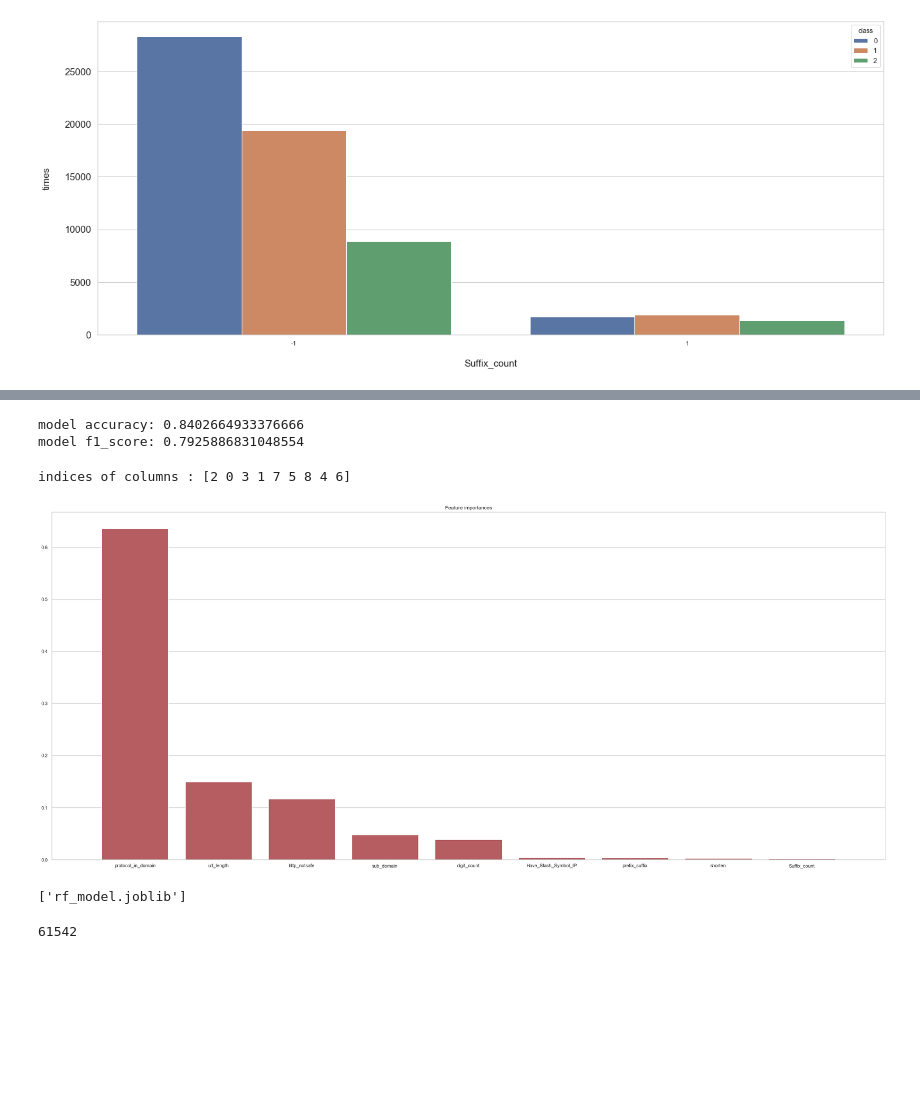
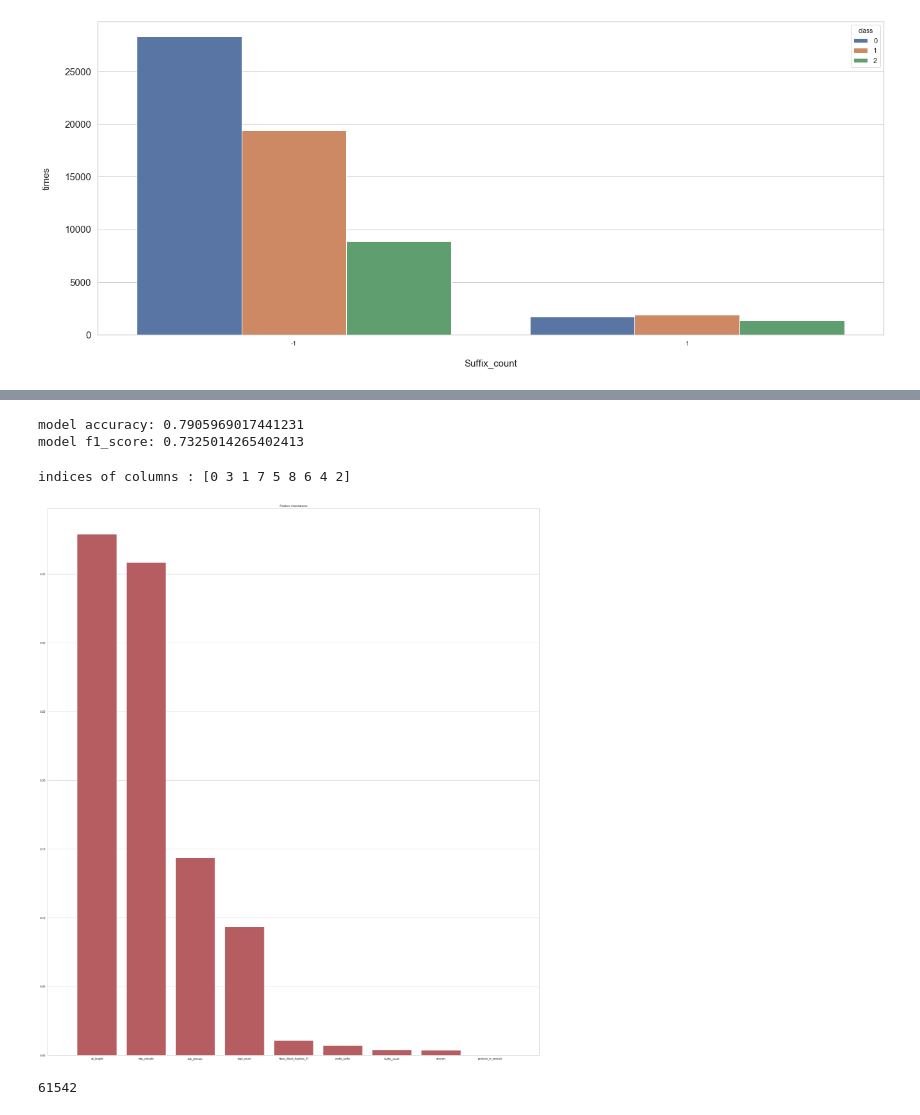
Before and after one commit to aidenpearce001/random_forest_classify_phishing, a Jupyter notebook: data.ipynb, the cells around one changed output, grey strips where cells are left out. Cells and saved outputs as stored; diff of their text form; code cells hidden in the pictures; blank space fills up the shorter version.

```diff
--- a/data.ipynb
+++ b/data.ipynb
@@ -438,7 +460,7 @@ param_grid = {
     'bootstrap': [True],
     'max_depth': [80, 90, 100, 110],
     'max_features': [2, 3],
-    'min_samples_leaf': [3, 5, 6, 7],
+    'min_samples_leaf': [3, 5, 6],
     'min_samples_split': [3, 5, 7],
     'n_estimators': [100, 200, 300,500, 1000]
 }
@@ -490,30 +511,26 @@ grid_accuracy, grid_f1 = evaluate(grid_model, X_test, y_test)
 print("model accuracy: {}".format(grid_accuracy))
 print("model f1_score: {}".format(grid_f1))
 # %% [output]
-model accuracy: 0.8402664933376666
-model f1_score: 0.7925886831048554
+model accuracy: 0.7905969017441231
+model f1_score: 0.7325014265402413
 # %%
 importances = tune_model.feature_importances_
 indices = np.argsort(importances)[::-1]
 print(f"indices of columns : {indices}")
 
 # Plot the feature importances of the forest
 
 
 plt.title("Feature importances")
 sns.barplot(np.arange(X_train.shape[1]), importances[indices],
        color="r")
-plt.xticks(np.arange(X_train.shape[1]), df.drop("class", axis = 1).columns[indices], )
+plt.xticks(np.arange(X_train.shape[1]), df.drop("class", axis = 1).columns[indices])
 plt.xlim([-1, X_train.shape[1]])
 plt.rcParams['figure.figsize'] = (35,40)
 plt.show()
 # %% [output]
-indices of columns : [2 0 3 1 7 5 8 4 6]
+indices of columns : [0 3 1 7 5 8 6 4 2]
-[figure, old version]
+[figure, new version]
-# %%
-dump(tune_model, 'rf_model.joblib')
-# %% [output]
-['rf_model.joblib']
 # %%
 len(suffix_c)
 # %% [output]
```
Also changed, not shown: parts of 15 cells of this notebook, 3 other files.
